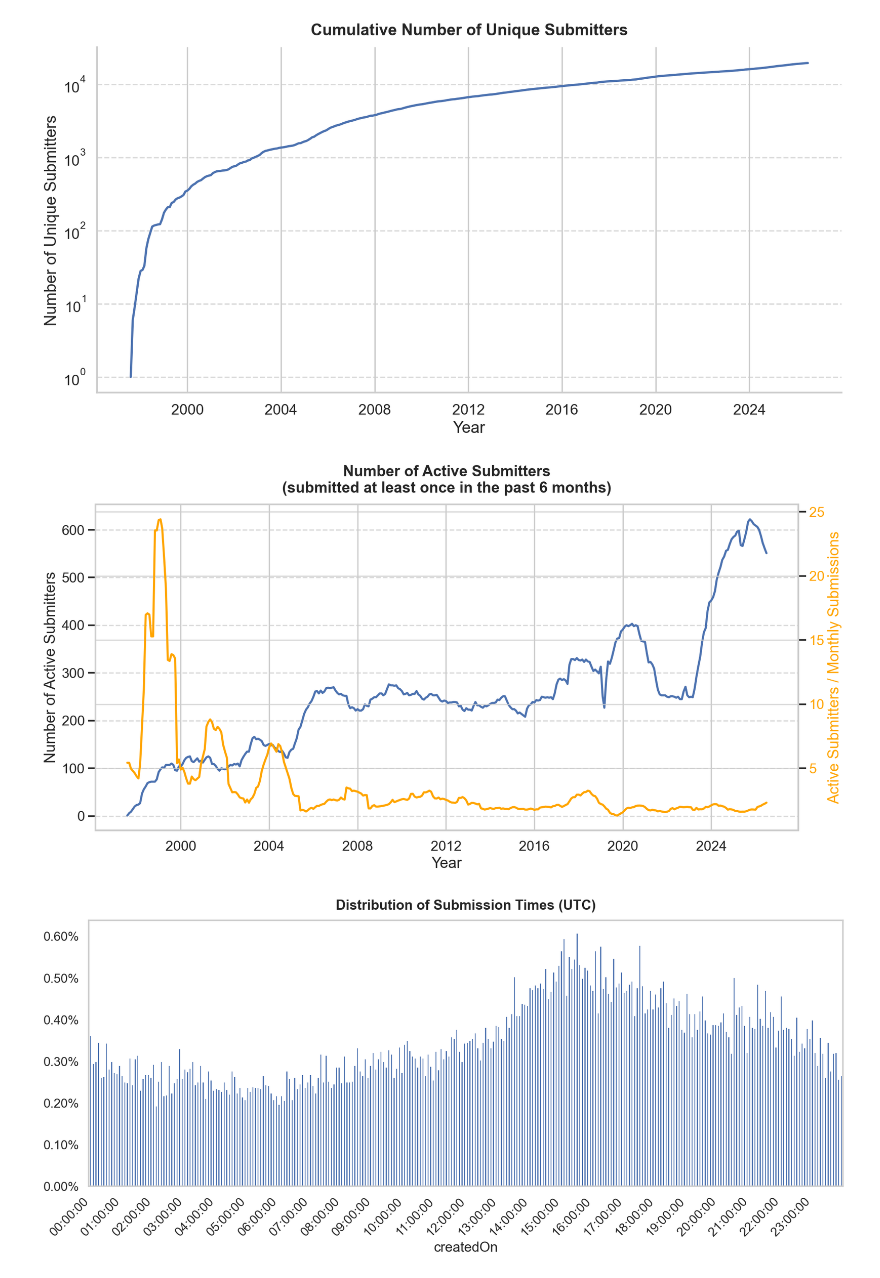
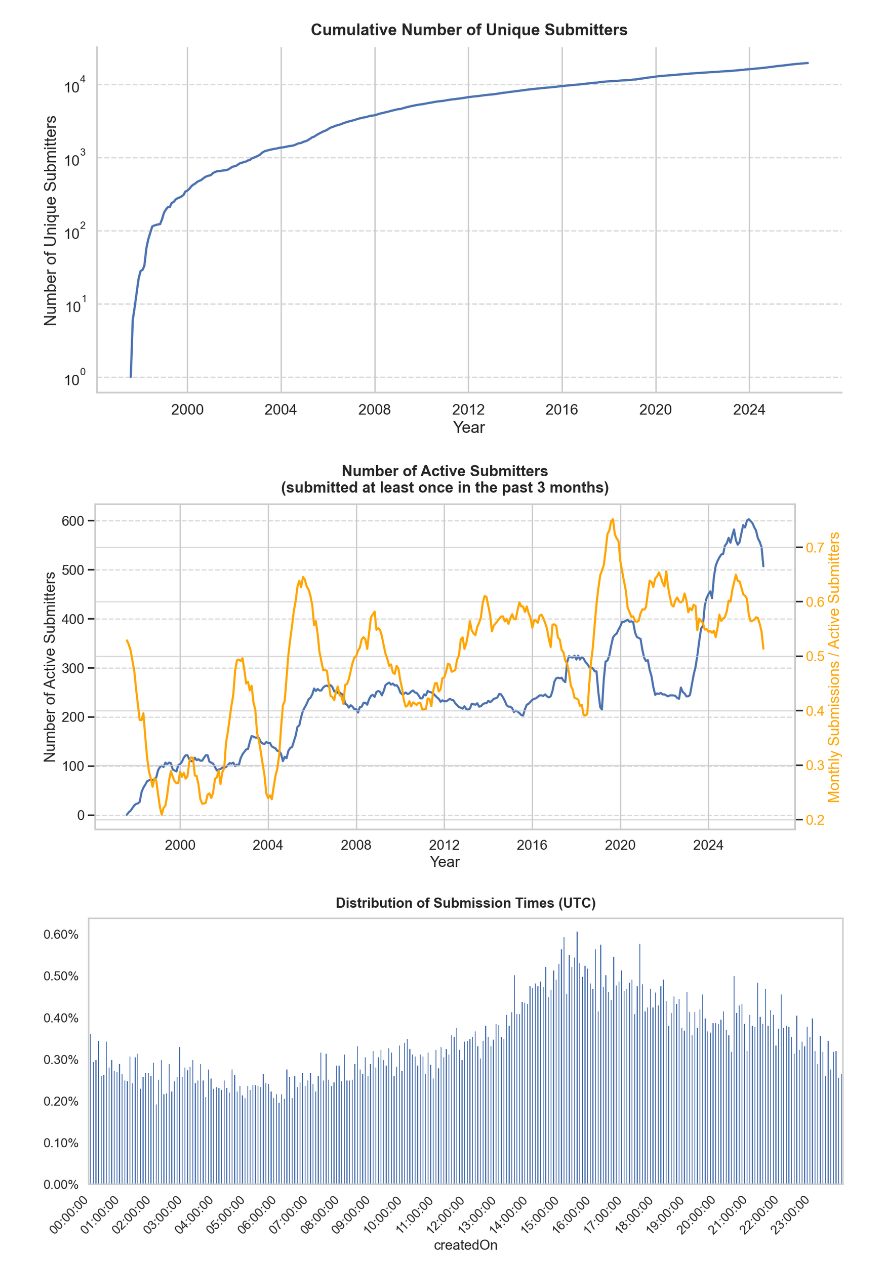
Before and after one commit to tylerbarna/gcn-regex, a Jupyter notebook: misc.ipynb, the cells around one changed output. Cells and saved outputs as stored; diff of their text form; code cells hidden in the pictures.

Commit message:
More plotting on email submissions

```diff
--- a/misc.ipynb
+++ b/misc.ipynb
@@ -436,34 +522,34 @@ ax.set_yscale("log")
 [figure]
 # %%
 # plot number of active submitters over time (active = submitted at least once in the past n months)
-active_months = 6
+active_months = 3
 ## use _get_submitter to get submitter names so they strip out the email addresses
 monthly_presence = submitter_df.groupby(['month', 'submitter']).size().unstack(fill_value=0)
-rolling_sum = monthly_presence.rolling(window=active_months*3, min_periods=1).sum()
+rolling_sum = monthly_presence.rolling(window=int(np.sqrt((active_months+6)**1.5)+12), min_periods=1).sum()
 active_submitters = (rolling_sum > 0).sum(axis=1)
 
 fig, ax = plt.subplots(figsize=(15, 7), dpi=140)
 ax.set_title(f"Number of Active Submitters\n(submitted at least once in the past {active_months} months)", pad=14, weight="bold")
 ax.plot(active_submitters.index, active_submitters.values, linewidth=2.5)
 ## right side y axi for number of active submitters normalized by number of monthly submissions
 ax2 = ax.twinx()
-active_submitters_normalized = active_submitters / submit_counts_total.replace(0, np.nan)
+active_submitters_normalized = submit_counts_total.replace(0, np.nan) / active_submitters
 # ax2.plot(active_submitters_normalized.index, active_submitters_normalized.values, color="orange", linewidth=2.5, label="Active Submitters / Monthly Submissions")
 ## rolling mean for normalized active submitters
-active_submitters_normalized_rolling = active_submitters_normalized.rolling(window=12, min_periods=1, center=True).mean()
+active_submitters_normalized_rolling = active_submitters_normalized.rolling(window=int(np.sqrt((active_months+6)**1.5)+12), min_periods=1, center=True).mean()
 ax2.plot(active_submitters_normalized_rolling.index, active_submitters_normalized_rolling.values, color="orange", linewidth=2.5, label="12-Month Rolling Mean")
-ax2.set_ylabel("Active Submitters / Monthly Submissions", color="orange")
+ax2.set_ylabel("Monthly Submissions / Active Submitters", color="orange")
 ax2.tick_params(axis='y', labelcolor="orange")
 ax2.grid(axis='y',alpha=0.7)
 ax.set_xlabel("Year")
 ax.set_ylabel("Number of Active Submitters")
 ax.grid(axis='y', linestyle='--', alpha=0.7)
 # ax.set_yscale("log")
 # ax2.set_yscale("log")
 
 plt.show()
 # %% [output]
-[figure, old version]
+[figure, new version]
 # %%
 submission_times = pd.to_datetime(submitter_df["createdOn"], unit="ms", errors="coerce")
 submission_times[0]
```
Also changed, not shown: parts of 7 cells of this notebook, 9 other files.
